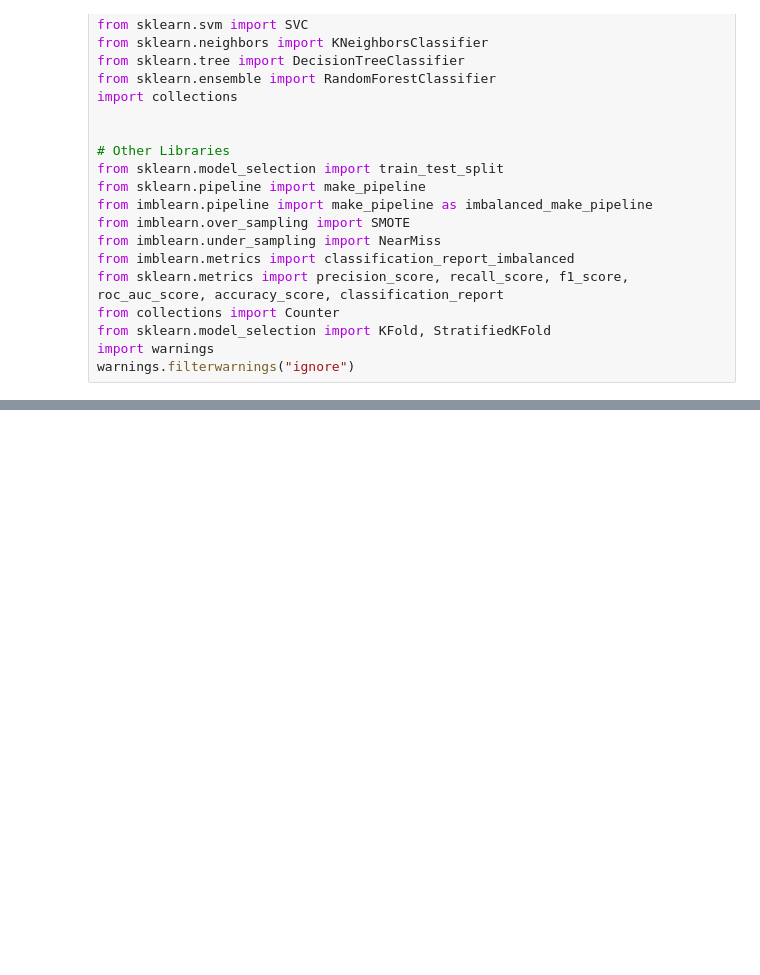
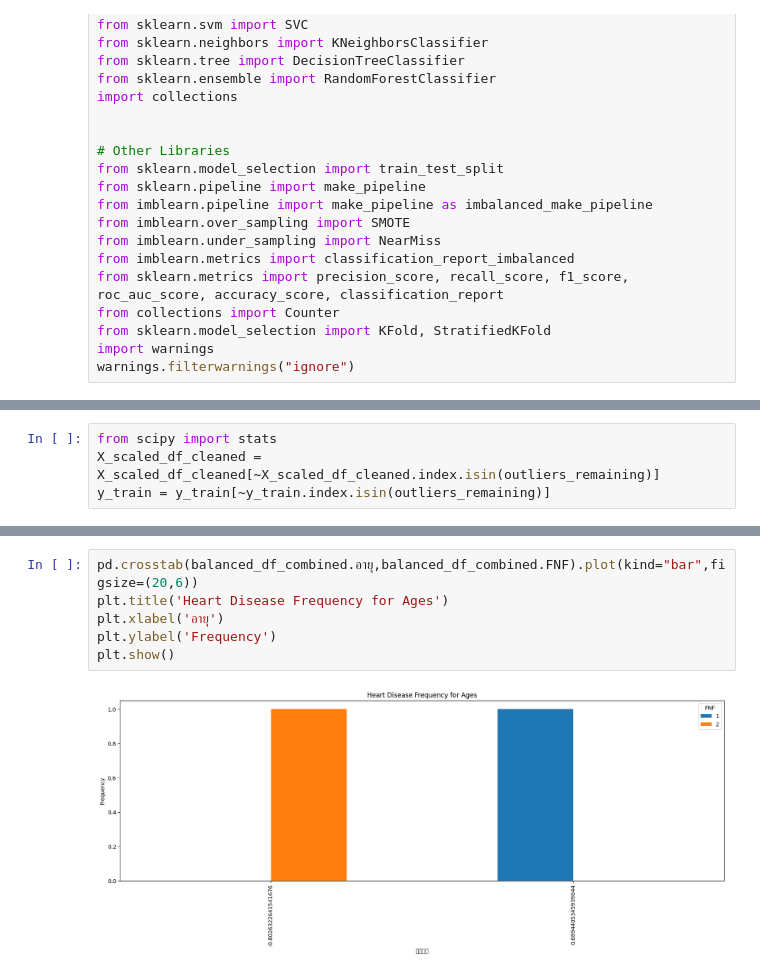
Before and after one commit to Suchada2000/MY-WORK, a Jupyter notebook: Untitled30.ipynb, the cells around one changed output, grey strips where cells are left out. Saved outputs shown, nothing was run; the diff lists cells and outputs as text; blank space fills up the shorter version.

```diff
--- a/Untitled30.ipynb
+++ b/Untitled30.ipynb
@@ -425,0 +504,4 @@ KeyError: 1
+# %%
+from scipy import stats
+X_scaled_df_cleaned = X_scaled_df_cleaned[~X_scaled_df_cleaned.index.isin(outliers_remaining)]
+y_train = y_train[~y_train.index.isin(outliers_remaining)]
@@ -425,0 +759,8 @@ KeyError: 1
+# %%
+pd.crosstab(balanced_df_combined.อายุ,balanced_df_combined.FNF).plot(kind="bar",figsize=(20,6))
+plt.title('Heart Disease Frequency for Ages')
+plt.xlabel('อายุ')
+plt.ylabel('Frequency')
+plt.show()
+# %% [output]
+[figure, added]
```
Also changed, not shown: parts of 79 cells of this notebook.
